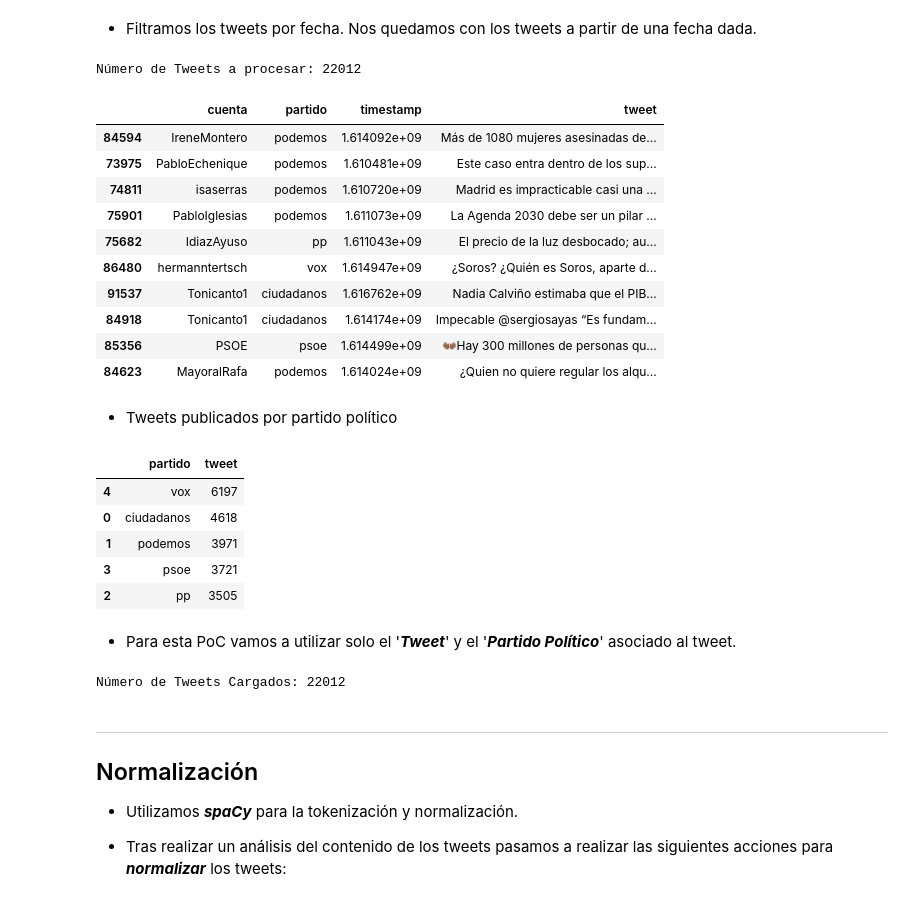
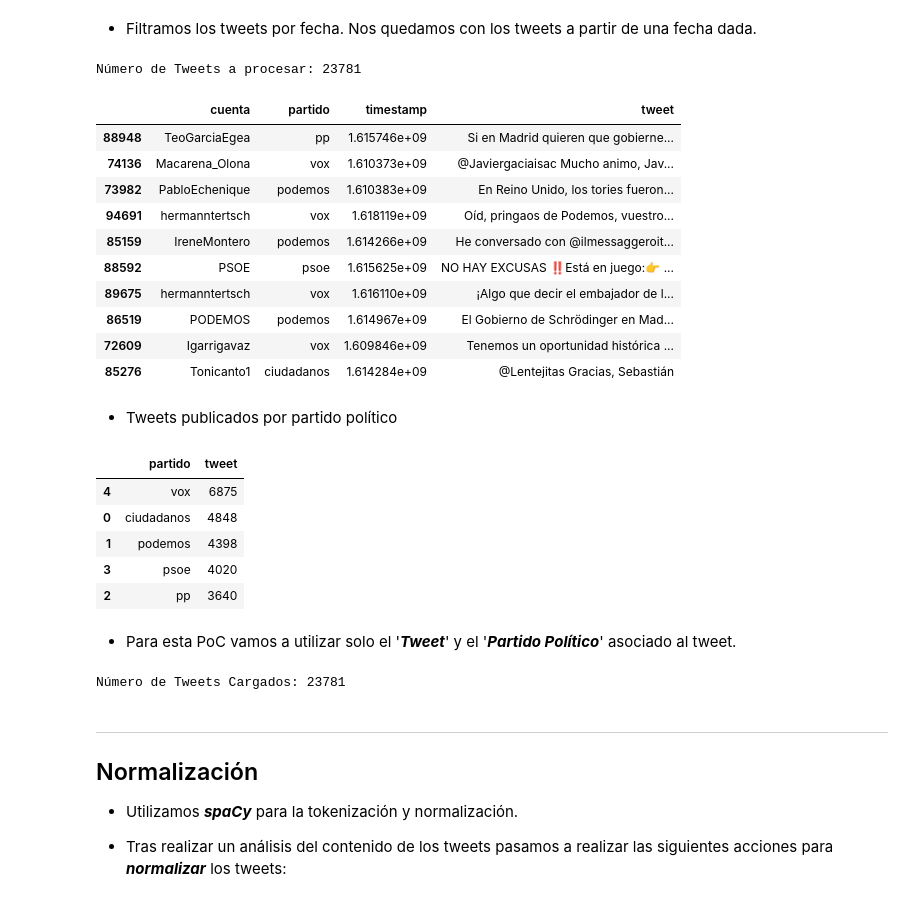
Before and after one commit to RicardoMoya/NLP_with_Python, a Jupyter notebook: 13_PoC_Tendencias_Politicas_Twitter_Generacion_Exportacion_Modelos.ipynb, the cells around one changed output. Drawn from its saved outputs; the diff is of its cells as text; code cells hidden in the pictures.

```diff
--- a/13_PoC_Tendencias_Politicas_Twitter_Generacion_Exportacion_Modelos.ipynb
+++ b/13_PoC_Tendencias_Politicas_Twitter_Generacion_Exportacion_Modelos.ipynb
@@ -102,46 +102,46 @@ Número de Tweets Cargados: 91809
 # %%
 import datetime
 import time
 
 # Filtramos los tweets a partir de una fecha
-DATE = "01/12/2020"
+DATE = "01/01/2021"
 timestamp = time.mktime(datetime.datetime.strptime(DATE, "%d/%m/%Y").timetuple())
 df = df[df.timestamp >= timestamp]
 
 # Mostramos un sample y el número de tweets a procesar
 print('Número de Tweets a procesar: {num}'.format(num=df.shape[0]))
 df.sample(10)
 # %% [output]
-Número de Tweets a procesar: 22012
+Número de Tweets a procesar: 23781
 |  | cuenta | partido | timestamp | tweet |
-| 84594 | IreneMontero | podemos | 1.614092e+09 | Más de 1080 mujeres asesinadas de... |
-| 73975 | PabloEchenique | podemos | 1.610481e+09 | Este caso entra dentro de los sup... |
-| 74811 | isaserras | podemos | 1.610720e+09 | Madrid es impracticable casi una ... |
-| 75901 | PabloIglesias | podemos | 1.611073e+09 | La Agenda 2030 debe ser un pilar ... |
-| 75682 | IdiazAyuso | pp | 1.611043e+09 | El precio de la luz desbocado; au... |
-| 86480 | hermanntertsch | vox | 1.614947e+09 | ¿Soros? ¿Quién es Soros, aparte d... |
-| 91537 | Tonicanto1 | ciudadanos | 1.616762e+09 | Nadia Calviño estimaba que el PIB... |
-| 84918 | Tonicanto1 | ciudadanos | 1.614174e+09 | Impecable @sergiosayas “Es fundam... |
-| 85356 | PSOE | psoe | 1.614499e+09 | 👐🏾Hay 300 millones de personas qu... |
-| 84623 | MayoralRafa | podemos | 1.614024e+09 | ¿Quien no quiere regular los alqu... |
+| 88948 | TeoGarciaEgea | pp | 1.615746e+09 | Si en Madrid quieren que gobierne... |
+| 74136 | Macarena_Olona | vox | 1.610373e+09 | @Javiergaciaisac Mucho animo, Jav... |
+| 73982 | PabloEchenique | podemos | 1.610383e+09 | En Reino Unido, los tories fueron... |
+| 94691 | hermanntertsch | vox | 1.618119e+09 | Oíd, pringaos de Podemos, vuestro... |
+| 85159 | IreneMontero | podemos | 1.614266e+09 | He conversado con @ilmessaggeroit... |
+| 88592 | PSOE | psoe | 1.615625e+09 | NO HAY EXCUSAS ‼️Está en juego:👉 ... |
+| 89675 | hermanntertsch | vox | 1.616110e+09 | ¡Algo que decir el embajador de l... |
+| 86519 | PODEMOS | podemos | 1.614967e+09 | El Gobierno de Schrödinger en Mad... |
+| 72609 | Igarrigavaz | vox | 1.609846e+09 | Tenemos un oportunidad histórica ... |
+| 85276 | Tonicanto1 | ciudadanos | 1.614284e+09 | @Lentejitas Gracias, Sebastián |
 # %% [markdown]
 * Tweets publicados por partido político
 # %%
 df.groupby('partido')['tweet'].count().reset_index().sort_values(by='tweet', ascending=False)
 # %% [output]
 |  | partido | tweet |
-| 4 | vox | 6197 |
-| 0 | ciudadanos | 4618 |
-| 1 | podemos | 3971 |
-| 3 | psoe | 3721 |
-| 2 | pp | 3505 |
+| 4 | vox | 6875 |
+| 0 | ciudadanos | 4848 |
+| 1 | podemos | 4398 |
+| 3 | psoe | 4020 |
+| 2 | pp | 3640 |
 # %% [markdown]
 * Para esta PoC vamos a utilizar solo el '***Tweet***' y el '***Partido Político***' asociado al tweet.
 # %%
 tweets = [tuple(x) for x in df[['tweet', 'partido']].values]
 print('Número de Tweets Cargados: {num}'.format(num=len(tweets)))
 # %% [output]
-Número de Tweets Cargados: 22012
+Número de Tweets Cargados: 23781
 # %% [markdown]
 <hr>
 
```
Also changed, not shown: parts of 9 cells of this notebook, 8 other files.
